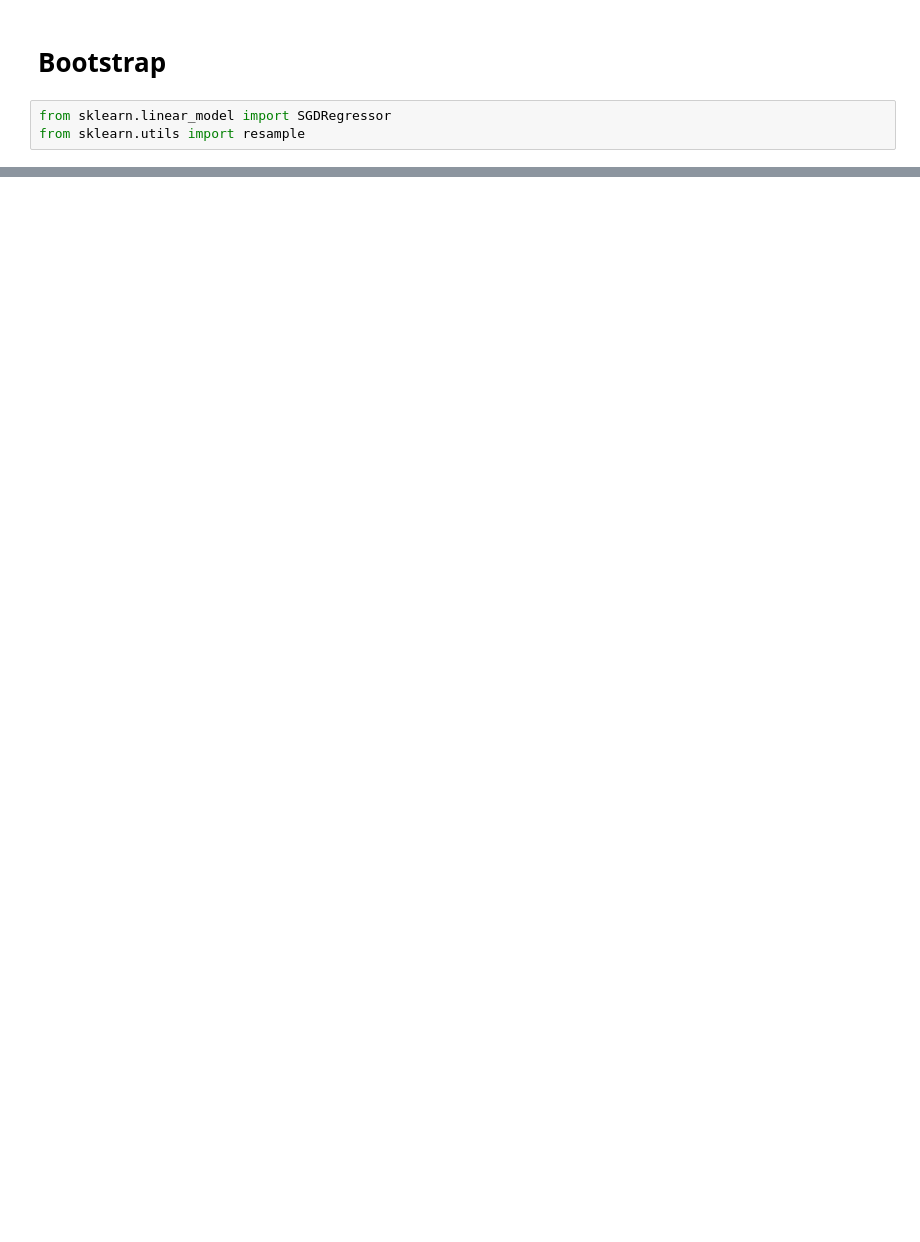
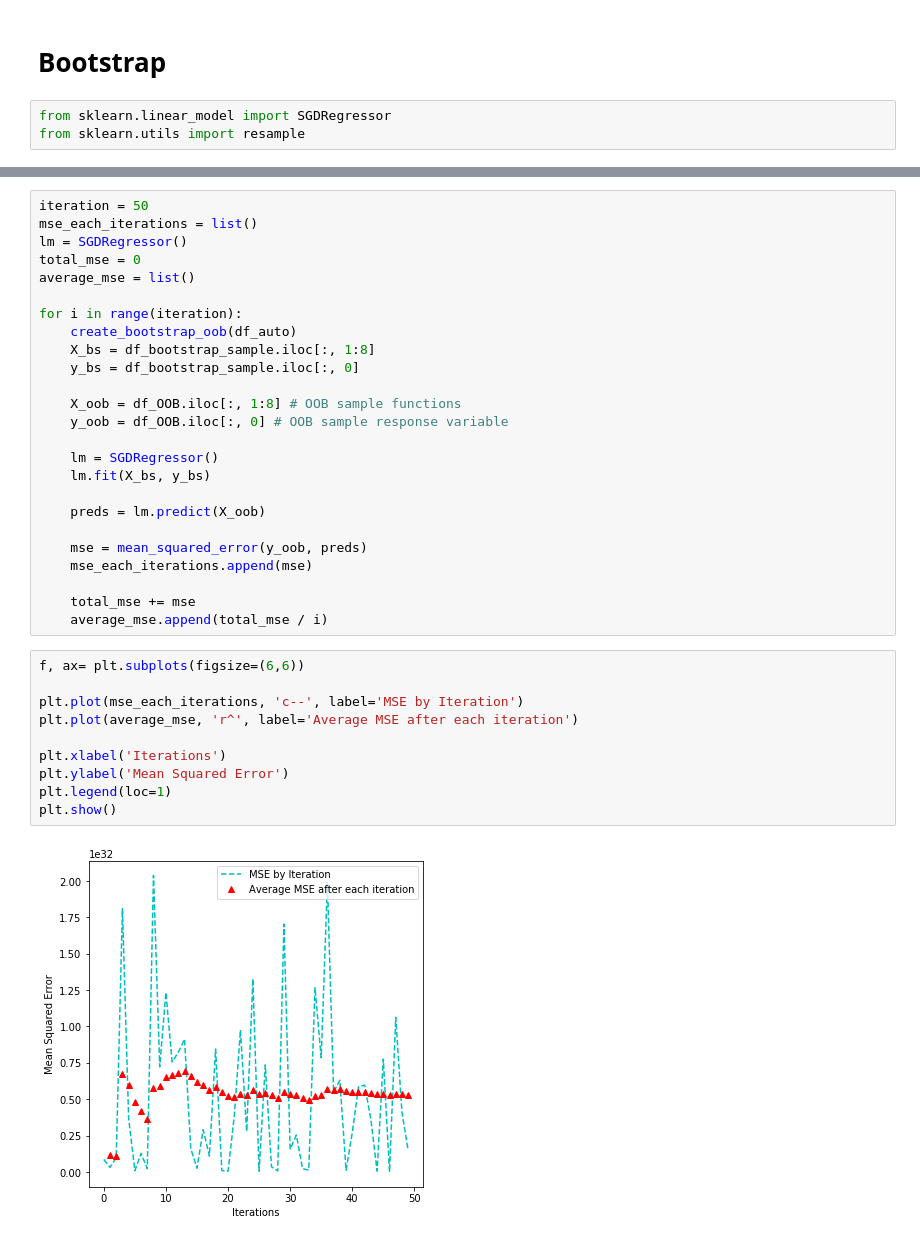
Before and after one commit to thunderock/kaggle, a Jupyter notebook: learning/code/Resampling.ipynb, the cells around one changed output, grey strips where cells are left out. Drawn from its saved outputs; the diff is of its cells as text; blank space fills up the shorter version.

```diff
--- a/learning/code/Resampling.ipynb
+++ b/learning/code/Resampling.ipynb
@@ -253,0 +290,37 @@ def create_bootstrap_oob(dframe):
+# %%
+iteration = 50
+mse_each_iterations = list()
+lm = SGDRegressor()
+total_mse = 0
+average_mse = list()
+
+for i in range(iteration):
+    create_bootstrap_oob(df_auto)
+    X_bs = df_bootstrap_sample.iloc[:, 1:8]
+    y_bs = df_bootstrap_sample.iloc[:, 0]
+
+    X_oob = df_OOB.iloc[:, 1:8] # OOB sample functions
+    y_oob = df_OOB.iloc[:, 0] # OOB sample response variable
+
+    lm = SGDRegressor()
+    lm.fit(X_bs, y_bs)
+
+    preds = lm.predict(X_oob)
+
+    mse = mean_squared_error(y_oob, preds)
+    mse_each_iterations.append(mse)
+
+    total_mse += mse
+    average_mse.append(total_mse / i)
+# %%
+f, ax= plt.subplots(figsize=(6,6))
+
+plt.plot(mse_each_iterations, 'c--', label='MSE by Iteration')
+plt.plot(average_mse, 'r^', label='Average MSE after each iteration')
+
+plt.xlabel('Iterations')
+plt.ylabel('Mean Squared Error')
+plt.legend(loc=1)
+plt.show()
+# %% [output]
+[figure, added]
```
Also changed, not shown: parts of 11 cells of this notebook.
